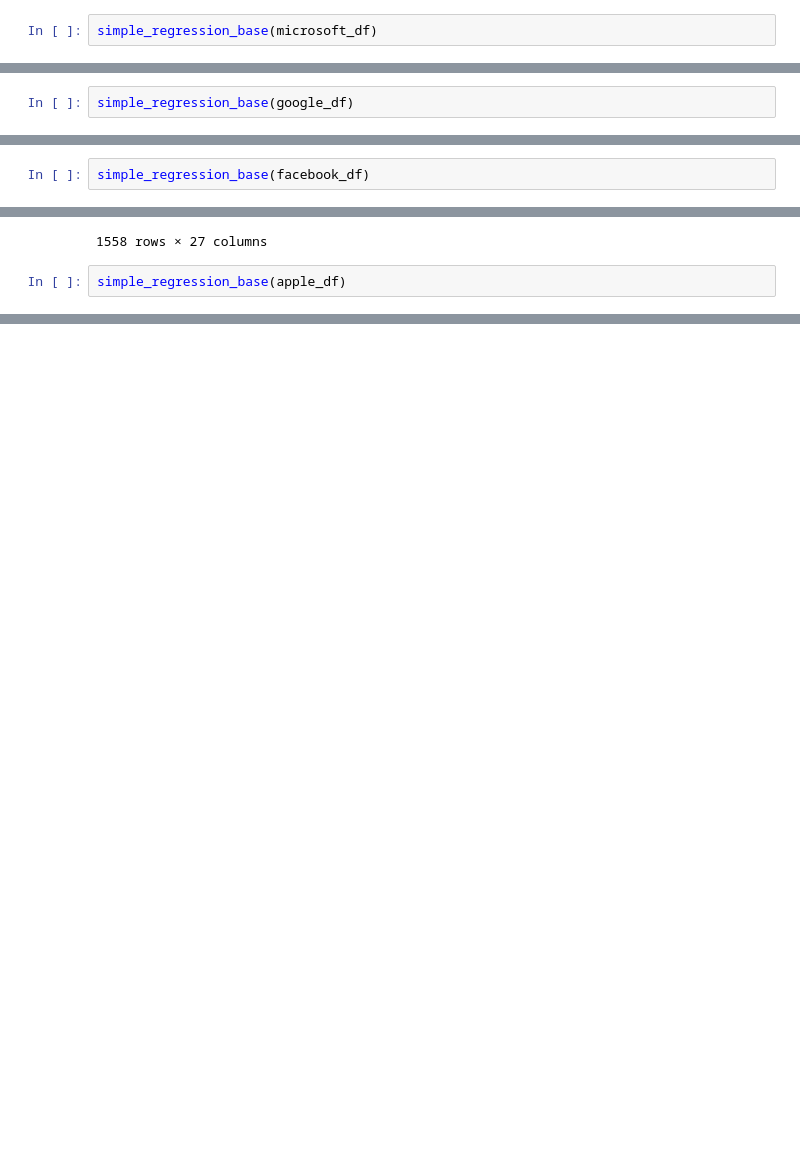
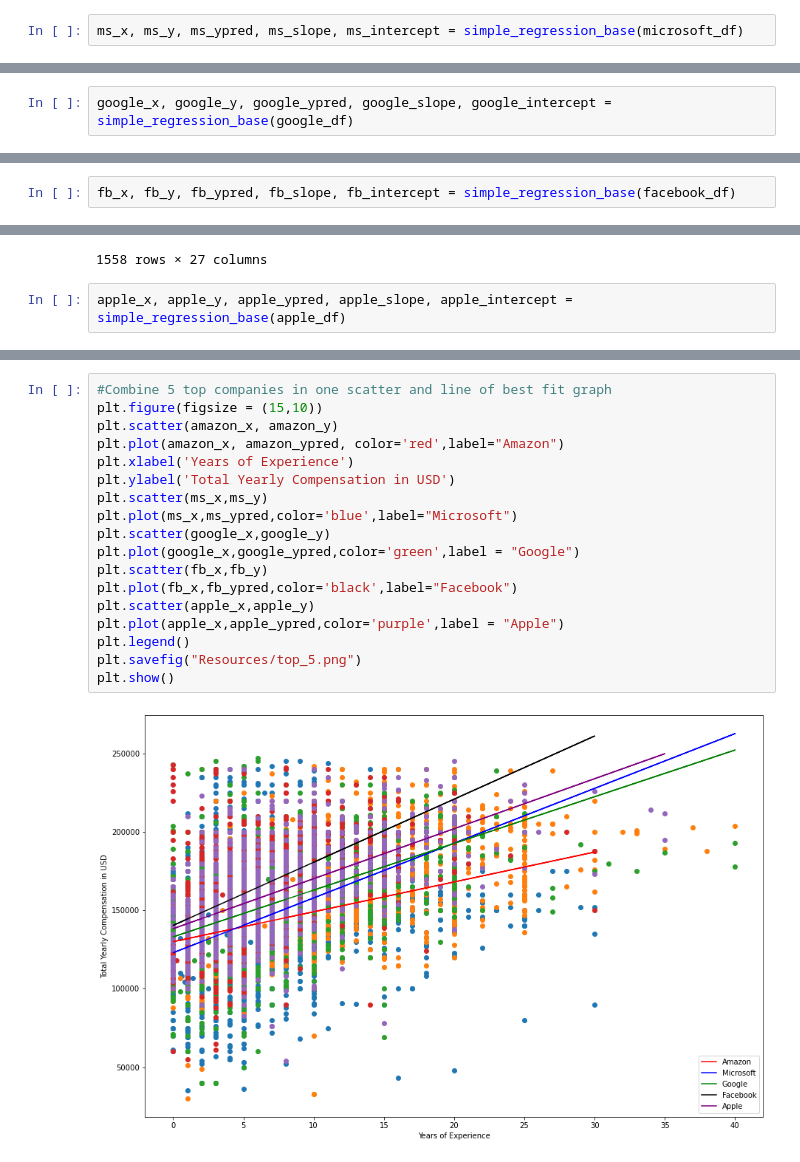
Before and after one commit to mgsrichard/Capstone-Project, a Jupyter notebook: Linear model testing.ipynb, the cells around one changed output, grey strips where cells are left out. Drawn from its saved outputs; the diff is of its cells as text; blank space fills up the shorter version.

```diff
--- a/Linear model testing.ipynb
+++ b/Linear model testing.ipynb
@@ -308,7 +379,7 @@ microsoft_df
 | 44719 | 2018-09-13 08:23:00 | Microsoft | Software Engineer | 237000 | 2.0 | 2.0 | 146900 | ... |
 4195 rows × 27 columns
 # %%
-simple_regression_base(microsoft_df)
+ms_x, ms_y, ms_ypred, ms_slope, ms_intercept = simple_regression_base(microsoft_df)
 # %% [output]
 [figure]
 The slope is [3492.12412254]
@@ -332,7 +403,7 @@ google_df
 | 44718 | 2018-09-09 11:52:00 | Google | Software Engineer | 327000 | 10.0 | 1.0 | 155000 | ... |
 2954 rows × 27 columns
 # %%
-simple_regression_base(google_df)
+google_x, google_y, google_ypred, google_slope, google_intercept = simple_regression_base(google_df)
 # %% [output]
 [figure]
 The slope is [2977.60000892]
@@ -356,7 +427,7 @@ facebook_df
 | 44677 | 2018-07-19 19:02:00 | Facebook | Software Engineer | 350000 | 10.0 | 1.0 | 180000 | ... |
 1761 rows × 27 columns
 # %%
-simple_regression_base(facebook_df)
+fb_x, fb_y, fb_ypred, fb_slope, fb_intercept = simple_regression_base(facebook_df)
 # %% [output]
 [figure]
 The slope is [4024.49085332]
@@ -380,7 +451,7 @@ apple_df
 | 44685 | 2018-07-29 00:04:00 | Apple | Software Engineer | 175000 | 2.0 | 0.0 | 135000 | ... |
 1558 rows × 27 columns
 # %%
-simple_regression_base(apple_df)
+apple_x, apple_y, apple_ypred, apple_slope, apple_intercept = simple_regression_base(apple_df)
 # %% [output]
 [figure]
 The slope is [3187.42993661]
@@ -388,0 +460,20 @@ The correlation coefficient is 0.5155225273858222
+# %%
+#Combine 5 top companies in one scatter and line of best fit graph
+plt.figure(figsize = (15,10))
+plt.scatter(amazon_x, amazon_y)
+plt.plot(amazon_x, amazon_ypred, color='red',label="Amazon")
+plt.xlabel('Years of Experience')
+plt.ylabel('Total Yearly Compensation in USD')
+plt.scatter(ms_x,ms_y)
+plt.plot(ms_x,ms_ypred,color='blue',label="Microsoft")
+plt.scatter(google_x,google_y)
+plt.plot(google_x,google_ypred,color='green',label = "Google")
+plt.scatter(fb_x,fb_y)
+plt.plot(fb_x,fb_ypred,color='black',label="Facebook")
+plt.scatter(apple_x,apple_y)
+plt.plot(apple_x,apple_ypred,color='purple',label = "Apple")
+plt.legend()
+plt.savefig("Resources/top_5.png")
+plt.show()
+# %% [output]
+[figure, added]
```
Also changed, not shown: parts of 11 cells of this notebook, 5 other files.
